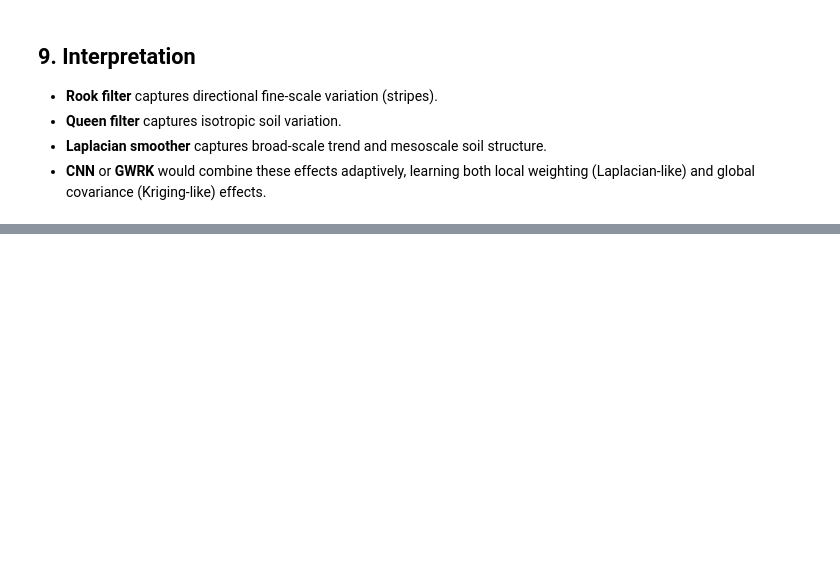
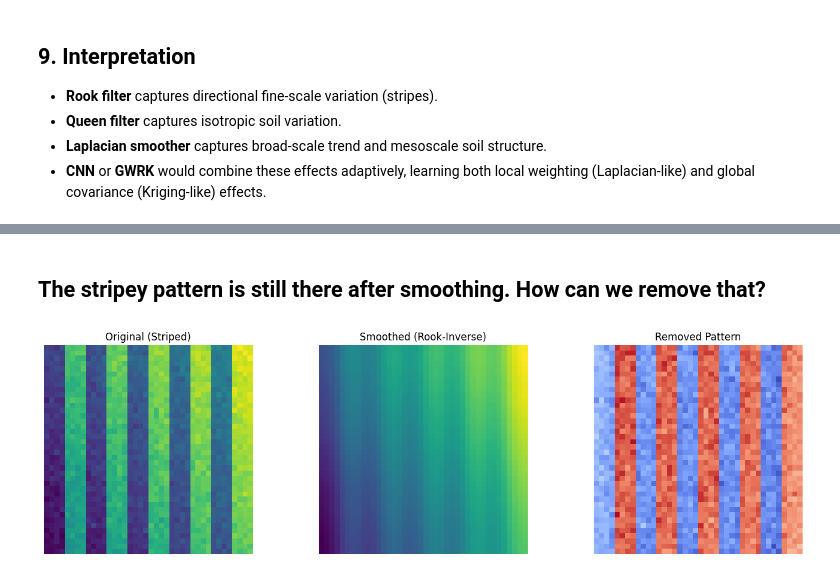
Before and after one commit to acesillinois/cpsc444-F2025, a Jupyter notebook: python_notebooks/Multi_Source_Spatial_Framework_Complete.ipynb, the cells around one changed output, grey strips where cells are left out. Saved outputs shown, nothing was run; the diff lists cells and outputs as text; code cells hidden in the pictures; blank space fills up the shorter version.

```diff
--- a/python_notebooks/Multi_Source_Spatial_Framework_Complete.ipynb
+++ b/python_notebooks/Multi_Source_Spatial_Framework_Complete.ipynb
@@ -133,0 +411,53 @@ plt.tight_layout(); plt.show()
+# %% [markdown]
+## The stripey pattern is still there after smoothing. How can we remove that?
+# %%
+##Tikhonov Smoothing - removing stripes
+
+import numpy as np, matplotlib.pyplot as plt
+from scipy.spatial.distance import cdist
+
+np.random.seed(42)
+nr, nc = 40, 40
+x, y = np.meshgrid(np.arange(nc), np.arange(nr))
+
+# --- Synthetic field with strong stripe component ---
+y_trend  = 0.6*(x/x.max()) + 0.4*(y/y.max())
+stripe_w = 4
+y_stripe = ((x // stripe_w) % 2).astype(float) - 0.5
+y_noise  = np.random.normal(0,0.05,(nr,nc))
+yield_field = 2.0 + 0.8*y_trend + 0.8*y_stripe + y_noise
+
+# --- Build rook adjacency Laplacian (4-neighbors) ---
+coords = np.column_stack([x.ravel(), y.ravel()])
+n = nr*nc
+rows, cols, vals = [], [], []
+def idx(r,c): return r*nc + c
+for r in range(nr):
+    for c in range(nc):
+        i = idx(r,c)
+        for dr,dc in [(-1,0),(1,0),(0,-1),(0,1)]:
+            rr,cc = r+dr,c+dc
+            if 0<=rr<nr and 0<=cc<nc:
+                rows.append(i); cols.append(idx(rr,cc)); vals.append(1)
+import scipy.sparse as sp
+W = sp.csr_matrix((vals,(rows,cols)),shape=(n,n))
+D = sp.diags(W.sum(axis=1).A1)
+L = D - W   # rook Laplacian
+
+# --- Tikhonov-regularized inverse: (I + λL)^(-1) y  ---
+lam = 15.5   # adjust λ to remove more(increase the value) or less(decrease) stripes
+I = sp.identity(n)
+y_vec = yield_field.ravel()
+y_smooth = sp.linalg.spsolve(I + lam*L, y_vec)
+y_smooth = y_smooth.reshape(nr,nc)
+residual = yield_field - y_smooth
+
+# --- Visualization ---
+fig, axs = plt.subplots(1,3,figsize=(14,4))
+axs[0].imshow(yield_field,origin='lower',cmap='viridis'); axs[0].set_title("Original (Striped)")
+axs[1].imshow(y_smooth,origin='lower',cmap='viridis'); axs[1].set_title("Smoothed (Rook-Inverse)")
+axs[2].imshow(residual,origin='lower',cmap='coolwarm'); axs[2].set_title("Removed Pattern")
+for ax in axs: ax.axis('off')
+plt.tight_layout(); plt.show()
+# %% [output]
+[figure, added]
```
Also changed, not shown: parts of 17 cells of this notebook, 1 other file.
